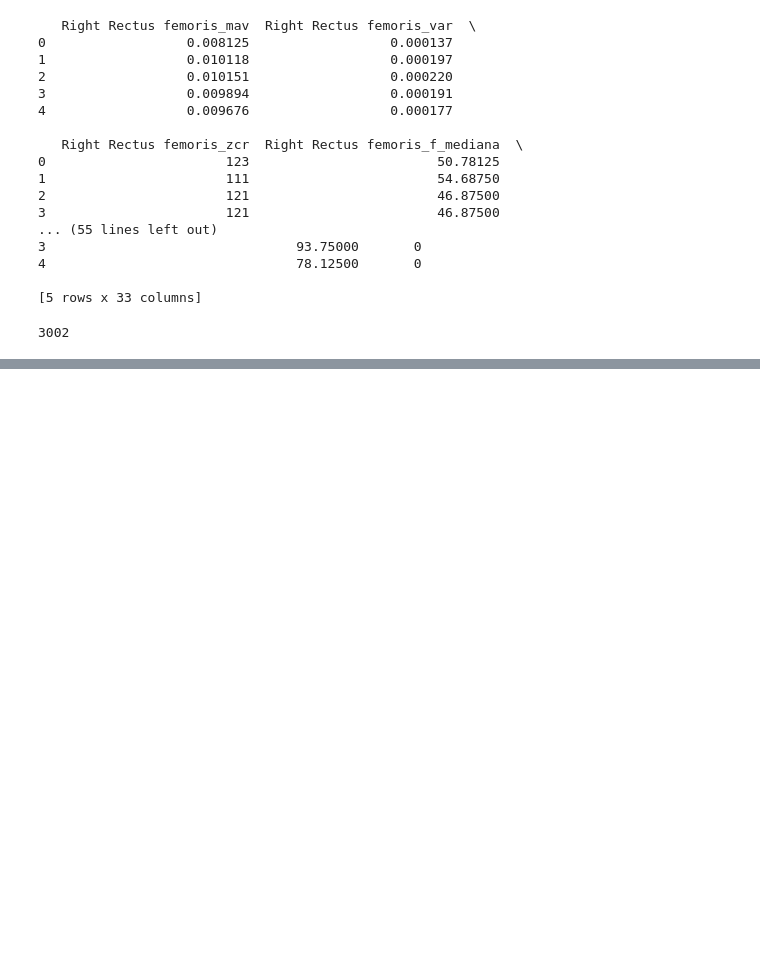
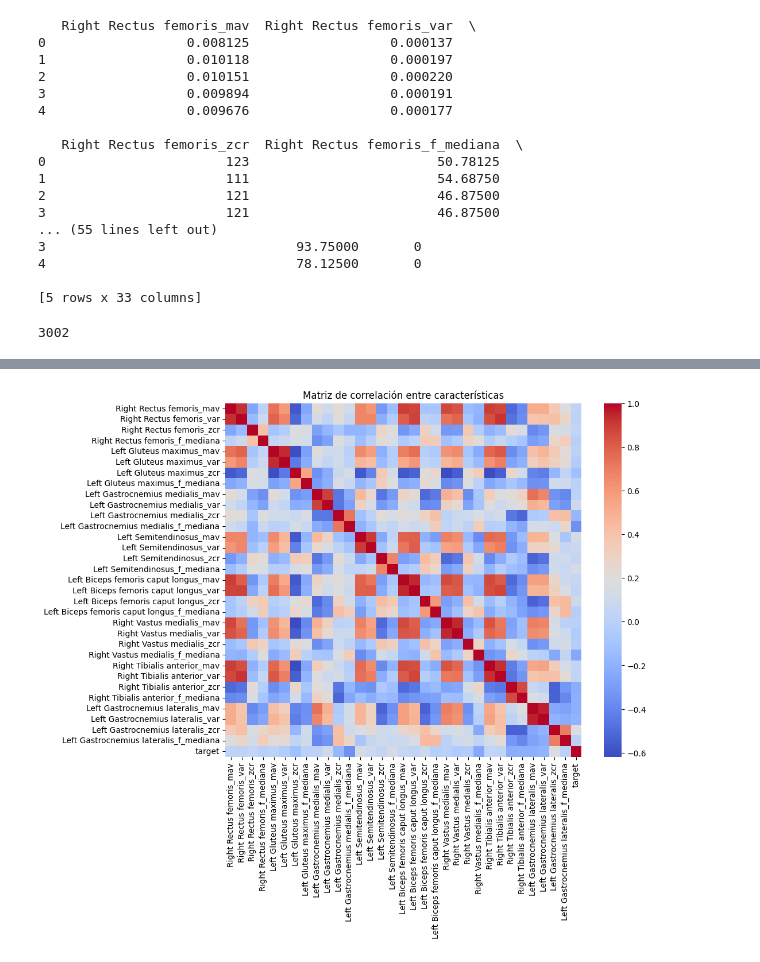
Before and after one commit to dsalazar444/workshop2_ia, a Jupyter notebook: problema1.ipynb, the cells around one changed output, grey strips where cells are left out. Saved outputs shown, nothing was run; the diff lists cells and outputs as text; code cells hidden in the pictures; blank space fills up the shorter version.

```diff
--- a/problema1.ipynb
+++ b/problema1.ipynb
@@ -247,0 +306,10 @@ print(len(df_with_features))
+# %%
+"""Correlaciones entre caracteristicas"""
+corr_matrix = df_with_features.corr()
+
+plt.figure(figsize=(10,8))
+sns.heatmap(corr_matrix, cmap='coolwarm')
+plt.title("Matriz de correlación entre características")
+plt.show()
+# %% [output]
+[figure, added]
```
Also changed, not shown: parts of 16 cells of this notebook, 1 other file.
